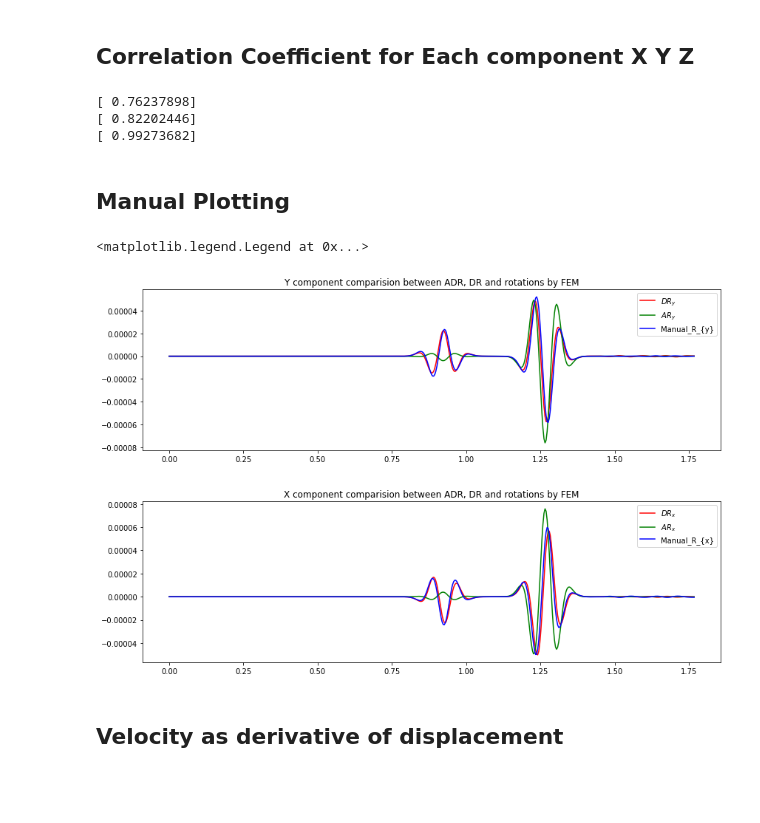
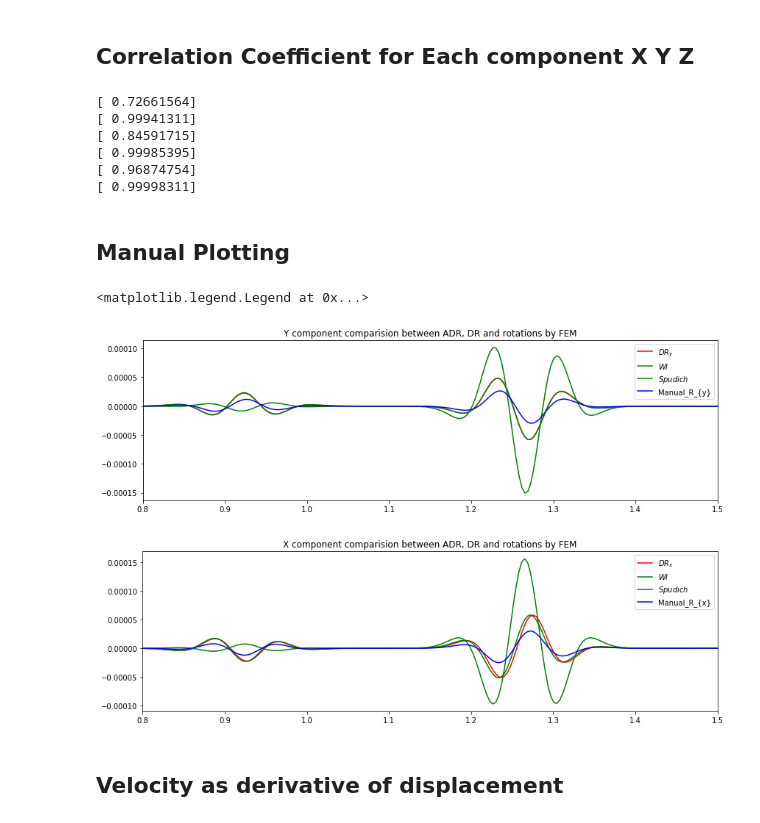
Before and after one commit to Anokhi1994/6C-Seismic-Observations, a Jupyter notebook: 5June.ipynb, the cells around one changed output. Saved outputs shown, nothing was run; the diff lists cells and outputs as text; code cells hidden in the pictures; blank space fills up the shorter version.

```diff
--- a/5June.ipynb
+++ b/5June.ipynb
@@ -274,7 +274,7 @@ from obspy.taup import TauPyModel
 latC= 0# Latitude
 longC = 0# Longitude
 htC= 0 # Altitude
-Dist = 39.5 # in meters
+Dist = 20 # in meters
 #station = (2000, 2000)
 #print(station)
 #Centre_rec_5 = instaseis.Receiver(latitude=latC, longitude=longC, station="S5")
@@ -424,7 +424,7 @@ def distance(x1,y1):
     print(result)
     return result
 
-dist = 40   #correct 0.040 (0.2)   #40 (6)
+dist = 20   #correct 0.040 (0.2)   #40 (6)
 stNW_dist = distance(-dist,dist)  #  (-40, 40)
 stN_dist = distance(0,dist)
 stNE_dist = distance(dist,dist)
@@ -446,7 +446,7 @@ for r in range(len(R)):
     #print(R[r])
     #print(PhaseVelocity)
     w[r] = ((math.pi * freq * R[r] * (math.cos(theta[r])* math.pi/180))/PhaseVelocity)
-    Deno = w[r] + sigma;
+    Deno = abs(w[r]) + sigma;
     print(Deno)
     truncation_error[r] = 1/Deno
 
@@ -716,18 +716,26 @@ vs = 3.2 #km/s
 noise =  1e-15
 # Calculate array derived rotation (Spudich et al. 1995)
 rot = WeightedInversion(truncation_error, W, subarray, dataE, dataN, dataZ, vp, vs, np.array(coords), noise)
-#rot = aa.array_rotation_strain(subarray, dataE, dataN, dataZ, vp, vs, np.array(coords), noise)
+rotSpud = aa.array_rotation_strain(subarray, dataE, dataN, dataZ, vp, vs, np.array(coords), noise)
 
 # Assemble rotation
-seisrotv = seisC.copy()
-seisrotv[0].stats.channel = "MYZ"
-seisrotv[0].data = rot["ts_w3"]
-seisrotv[1].stats.channel = "MYE"
-seisrotv[1].data = rot["ts_w1"]
-seisrotv[2].stats.channel = "MYN"
-seisrotv[2].data = rot["ts_w2"]
+seisrotvWI = seisC.copy()
+seisrotvSpud = seisC.copy()
+seisrotvWI[0].stats.channel = "MYZ"
+seisrotvSpud[0].stats.channel = "MYZ"
+seisrotvWI[0].data = rot["ts_w3"]
+seisrotvSpud[0].data = rotSpud["ts_w3"]
+seisrotvWI[1].stats.channel = "MYE"
+seisrotvSpud[1].stats.channel = "MYE"
+seisrotvWI[1].data = rot["ts_w1"]
+seisrotvSpud[1].data = rotSpud["ts_w1"]
+seisrotvWI[2].stats.channel = "MYN"
+seisrotvSpud[2].stats.channel = "MYN"
+seisrotvWI[2].data = rot["ts_w2"]
+seisrotvSpud[2].data = rotSpud["ts_w2"]
 
-seisrotv.write("seisrotv.mseed", format="mseed")
+seisrotvWI.write("seisrotv.mseed", format="mseed")
+seisrotvSpud.write("seisrotv.mseed", format="mseed")
 print("Rotational rate: ready!")
 # %% [output]
 Rotational rate: ready!
@@ -885,49 +930,59 @@ from obspy.core import read
 
 import obspy
 from obspy.signal.cross_correlation import correlate
-Cor_X = correlate(st5_curlx[0], seisrotv[1],  0)
-print(Cor_X)
+Cor_X_WI = correlate(st5_curlx[0], seisrotvWI[1],  0)
+Cor_X_Spudich = correlate(st5_curlx[0], seisrotvSpud[1],  0)
+print(Cor_X_WI)
+print(Cor_X_Spudich)
 
+Cor_Y_WI = correlate(st5_curly[0], seisrotvWI[2],  0)
+Cor_Y_Spudich = correlate(st5_curly[0], seisrotvSpud[2],  0)
+print(Cor_Y_WI)
+print(Cor_Y_Spudich)
 
-Cor_Y = correlate(st5_curly[0], seisrotv[2],  0)
-print(Cor_Y)
-
-Cor_Z = correlate(st5_curlz[0], seisrotv[0],  0)
-print(Cor_Z)
+Cor_Z_WI = correlate(st5_curlz[0], seisrotvWI[0],  0)
+Cor_Z_Spudich = correlate(st5_curlz[0], seisrotvSpud[0],  0)
+print(Cor_Z_WI)
+print(Cor_Z_Spudich)
 # %% [output]
-[ 0.76237898]
-[ 0.82202446]
-[ 0.99273682]
+[ 0.72661564]
+[ 0.99941311]
+[ 0.84591715]
+[ 0.99985395]
+[ 0.96874754]
+[ 0.99998311]
 # %% [markdown]
 ## Manual Plotting ##
 # %%
 
 fig = plt.figure(figsize=(14,4))
 omega_y_5 = (st5_z[0].data - st2_z[0].data)/39.5
 fig.add_subplot()
 plt.plot(st5_curly[0].times(), (st5_curly[0].data)/2, color = 'r',label='$DR_{y}$')
-plt.plot(seisrotv[2].times(), seisrotv[2].data, color = 'g', label='$AR_{y}$')
+plt.plot(seisrotvWI[2].times(), seisrotvWI[2].data, color = 'g', label='$WI$')
+plt.plot(seisrotvSpud[2].times(), seisrotvSpud[2].data, color = 'g', label='$Spudich$')
 plt.plot(st5_curly[0].times(), omega_y_5, color = 'b', label='Manual_R_{y}')
-#plt.ylim([-0.5, 0.5])
+plt.xlim([0.8, 1.5])
 
 plt.title("Y component comparision between ADR, DR and rotations by FEM")
 plt.legend()
 
 
 omega_x_5 = (st6_z[0].data - st5_z[0].data)/39.5
 fig = plt.figure(figsize=(14,4))
 fig.add_subplot()
 plt.plot(st2_curly[0].times(), (st2_curlx[0].data)/2, color = 'r',label='$DR_{x}$')
-plt.plot(seisrotv[1].times(), seisrotv[1].data, color = 'g',  label='$AR_{x}$')
+plt.plot(seisrotvWI[1].times(), seisrotvWI[1].data, color = 'g',  label='$WI$')
+plt.plot(seisrotvSpud[1].times(), seisrotvSpud[1].data, color = 'g',  label='$Spudich$')
 plt.plot(st2_curly[0].times(), omega_x_5, color = 'b', label='Manual_R_{x}')
 plt.title("X component comparision between ADR, DR and rotations by FEM")
-#plt.ylim([-0.5, 0.5])
+plt.xlim([0.8, 1.5])
 
 plt.legend()
 # %% [output]
 <matplotlib.legend.Legend at 0x...>
-[figure, old version]
+[figure, new version]
-[figure, old version]
+[figure, new version]
 # %% [markdown]
 ##  Velocity as derivative of displacement ##
 # %%
```
Also changed, not shown: parts of 9 cells of this notebook.
